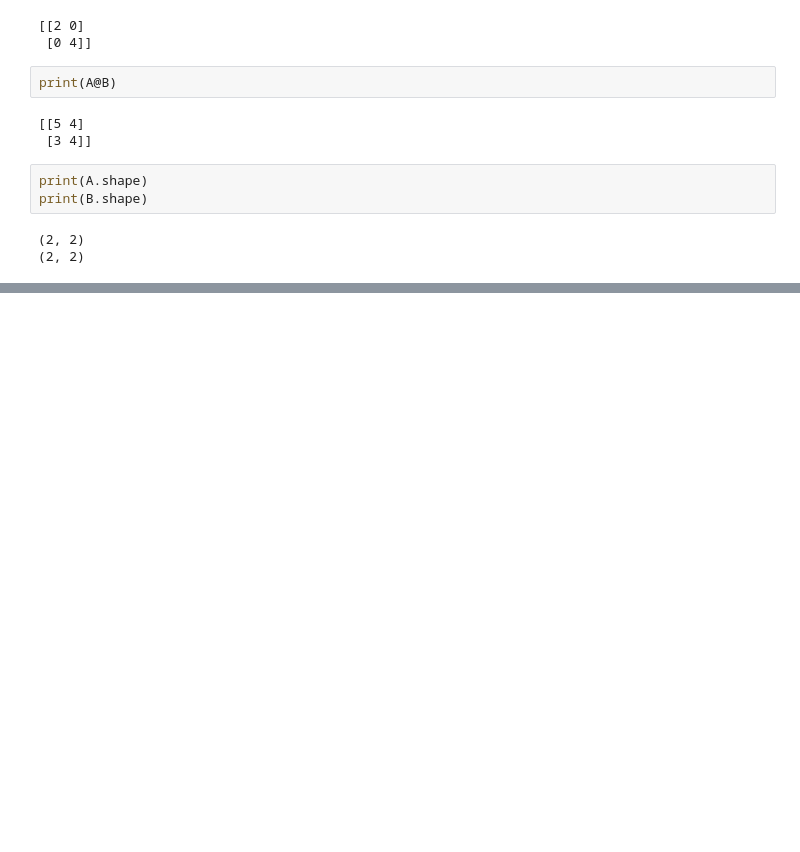
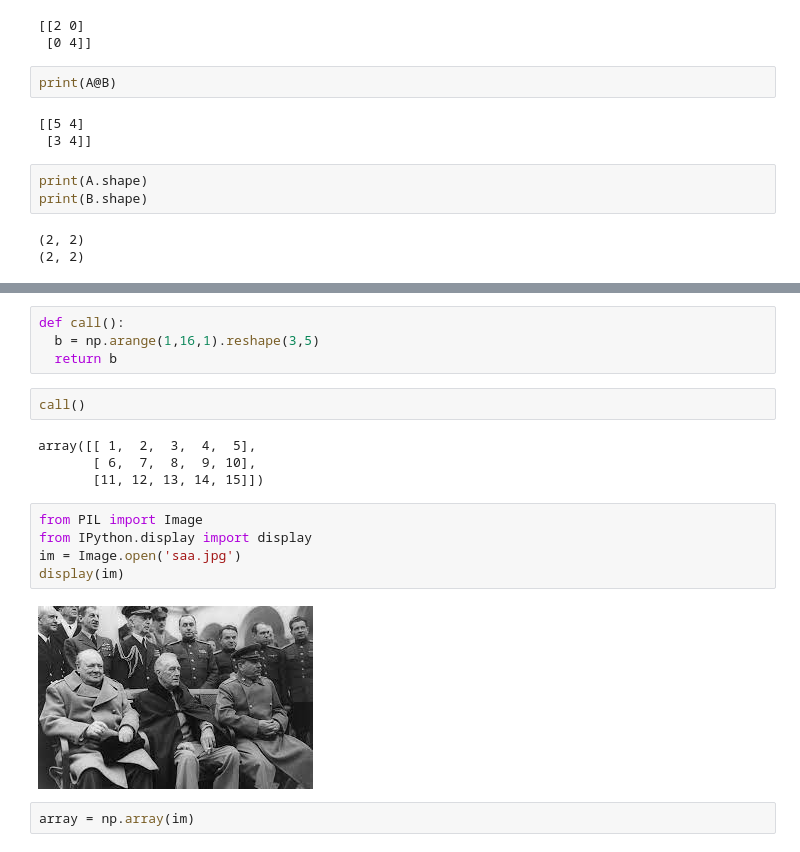
Before and after one commit to nurskurmanbekov/Applied-Data-Science-with-Python, a Jupyter notebook: Week_1.ipynb, the cells around one changed output, grey strips where cells are left out. Cells and saved outputs as stored; diff of their text form; blank space fills up the shorter version.

```diff
--- a/Week_1.ipynb
+++ b/Week_1.ipynb
@@ -740,0 +769,19 @@ print(B.shape)
+# %%
+def call():
+  b = np.arange(1,16,1).reshape(3,5)
+  return b
+# %%
+call()
+# %% [output]
+array([[ 1,  2,  3,  4,  5],
+       [ 6,  7,  8,  9, 10],
+       [11, 12, 13, 14, 15]])
+# %%
+from PIL import Image
+from IPython.display import display
+im = Image.open('saa.jpg')
+display(im)
+# %% [output]
+[figure, added]
+# %%
+array = np.array(im)
```
Also changed, not shown: parts of 12 cells of this notebook.
